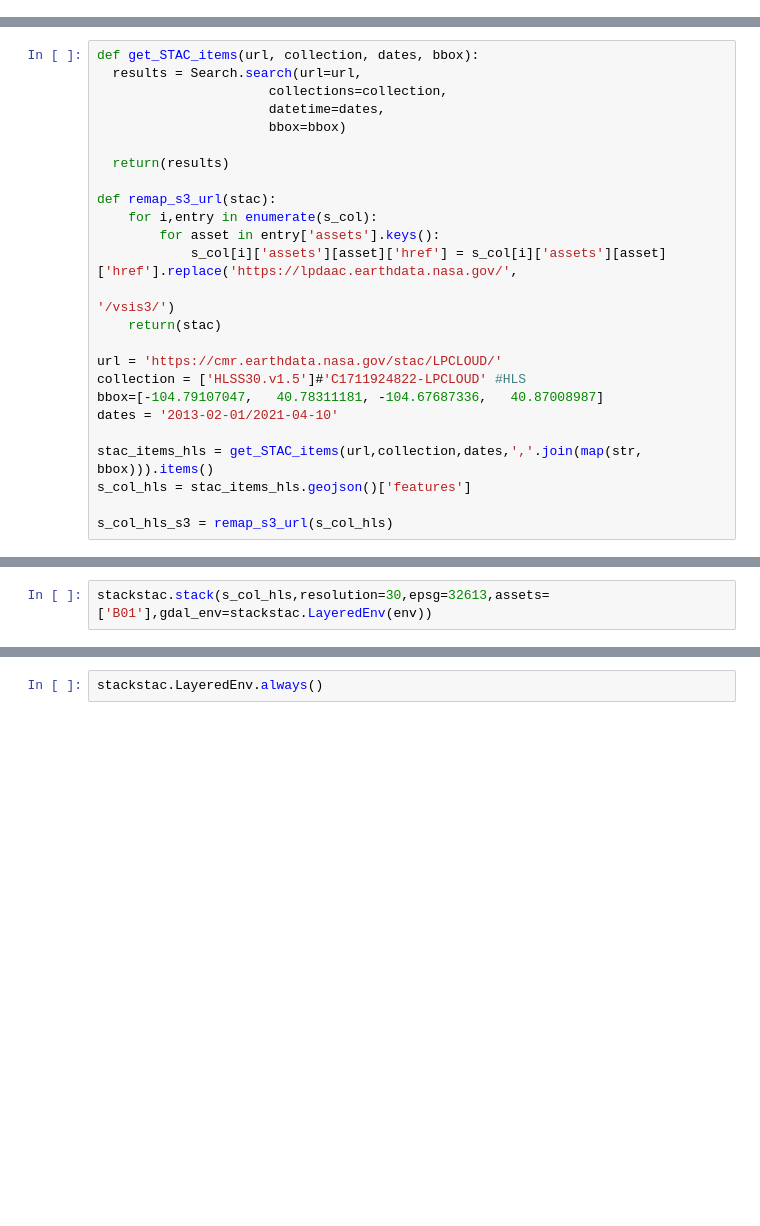
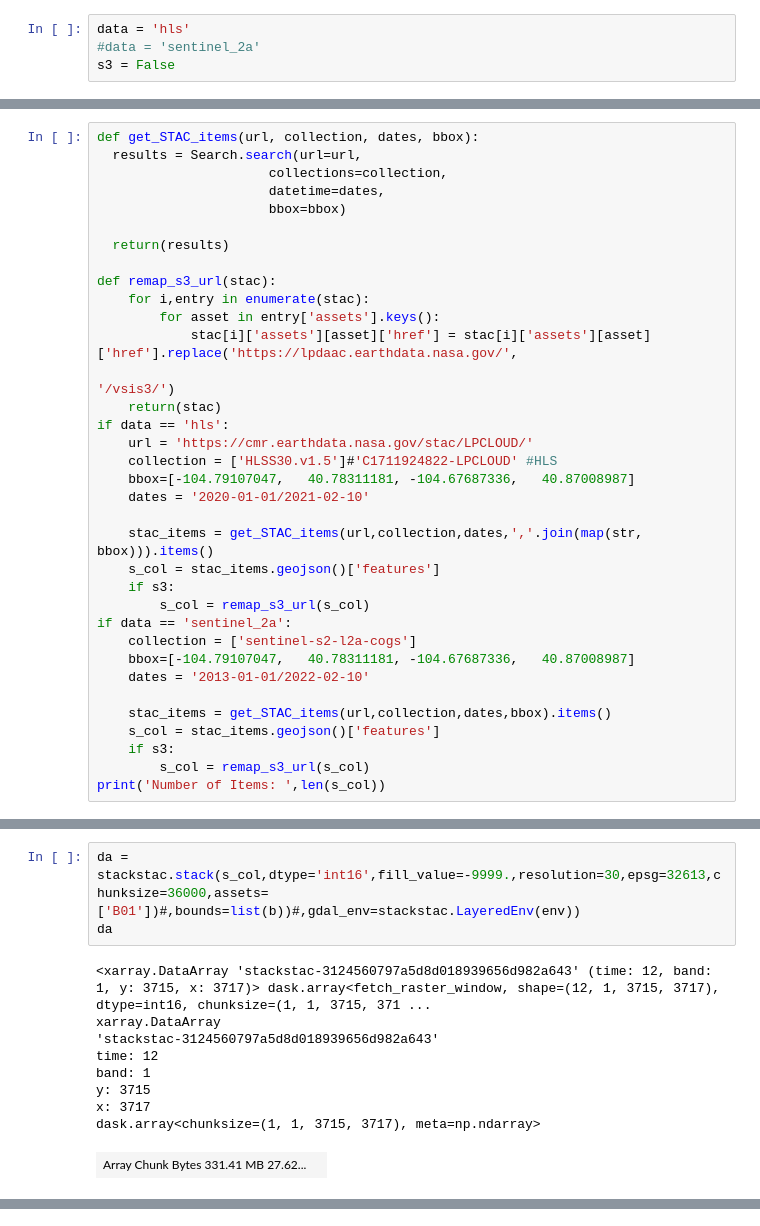
Before and after one commit to rmg55/CloudDAAC_Binders, a Jupyter notebook: s3_v_http.ipynb, the cells around one changed output, grey strips where cells are left out. Cells and saved outputs as stored; diff of their text form; blank space fills up the shorter version.

```diff
--- a/s3_v_http.ipynb
+++ b/s3_v_http.ipynb
@@ -7 +11,5 @@ from getpass import getpass
+# %%
+data = 'hls'
+#data = 'sentinel_2a'
+s3 = False
 # %%
@@ -42,18 +70,28 @@ def get_STAC_items(url, collection, dates, bbox):
   return(results)
 
 def remap_s3_url(stac):
-    for i,entry in enumerate(s_col):
+    for i,entry in enumerate(stac):
         for asset in entry['assets'].keys():
-            s_col[i]['assets'][asset]['href'] = s_col[i]['assets'][asset]['href'].replace('https://lpdaac.earthdata.nasa.gov/',
+            stac[i]['assets'][asset]['href'] = stac[i]['assets'][asset]['href'].replace('https://lpdaac.earthdata.nasa.gov/',
                                                                                           '/vsis3/')
     return(stac)
+if data == 'hls':
+    url = 'https://cmr.earthdata.nasa.gov/stac/LPCLOUD/'
+    collection = ['HLSS30.v1.5']#'C1711924822-LPCLOUD' #HLS
+    bbox=[-104.79107047,   40.78311181, -104.67687336,   40.87008987]
+    dates = '2020-01-01/2021-02-10'
 
-url = 'https://cmr.earthdata.nasa.gov/stac/LPCLOUD/'
-collection = ['HLSS30.v1.5']#'C1711924822-LPCLOUD' #HLS
-bbox=[-104.79107047,   40.78311181, -104.67687336,   40.87008987]
-dates = '2013-02-01/2021-04-10'
+    stac_items = get_STAC_items(url,collection,dates,','.join(map(str, bbox))).items()
+    s_col = stac_items.geojson()['features']
+    if s3:
+        s_col = remap_s3_url(s_col)
+if data == 'sentinel_2a':
+    collection = ['sentinel-s2-l2a-cogs']
+    bbox=[-104.79107047,   40.78311181, -104.67687336,   40.87008987]
+    dates = '2013-01-01/2022-02-10'
 
-stac_items_hls = get_STAC_items(url,collection,dates,','.join(map(str, bbox))).items()
-s_col_hls = stac_items_hls.geojson()['features']
-
-s_col_hls_s3 = remap_s3_url(s_col_hls)
+    stac_items = get_STAC_items(url,collection,dates,bbox).items()
+    s_col = stac_items.geojson()['features']
+    if s3:
+        s_col = remap_s3_url(s_col)
+print('Number of Items: ',len(s_col))
@@ -70,2 +117,13 @@ s_col_hls_s3 = remap_s3_url(s_col_hls)
 # %%
-stackstac.stack(s_col_hls,resolution=30,epsg=32613,assets=['B01'],gdal_env=stackstac.LayeredEnv(env))
+da = stackstac.stack(s_col,dtype='int16',fill_value=-9999.,resolution=30,epsg=32613,chunksize=36000,assets=['B01'])#,bounds=list(b))#,gdal_env=stackstac.LayeredEnv(env))
+da
+# %% [output]
+<xarray.DataArray 'stackstac-3124560797a5d8d018939656d982a643' (time: 12, band: 1, y: 3715, x: 3717)> dask.array<fetch_raster_window, shape=(12, 1, 3715, 3717), dtype=int16, chunksize=(1, 1, 3715, 371 ...
+xarray.DataArray
+'stackstac-3124560797a5d8d018939656d982a643'
+time: 12
+band: 1
+y: 3715
+x: 3717
+dask.array<chunksize=(1, 1, 3715, 3717), meta=np.ndarray>
+| Array Chunk Bytes 331.41 MB 27.62... |  |
@@ -72,2 +146,0 @@ stackstac.stack(s_col_hls,resolution=30,epsg=32613,assets=['B01'],gdal_env=stack
-# %%
-stackstac.LayeredEnv.always()
```
Also changed, not shown: parts of 11 cells of this notebook.
